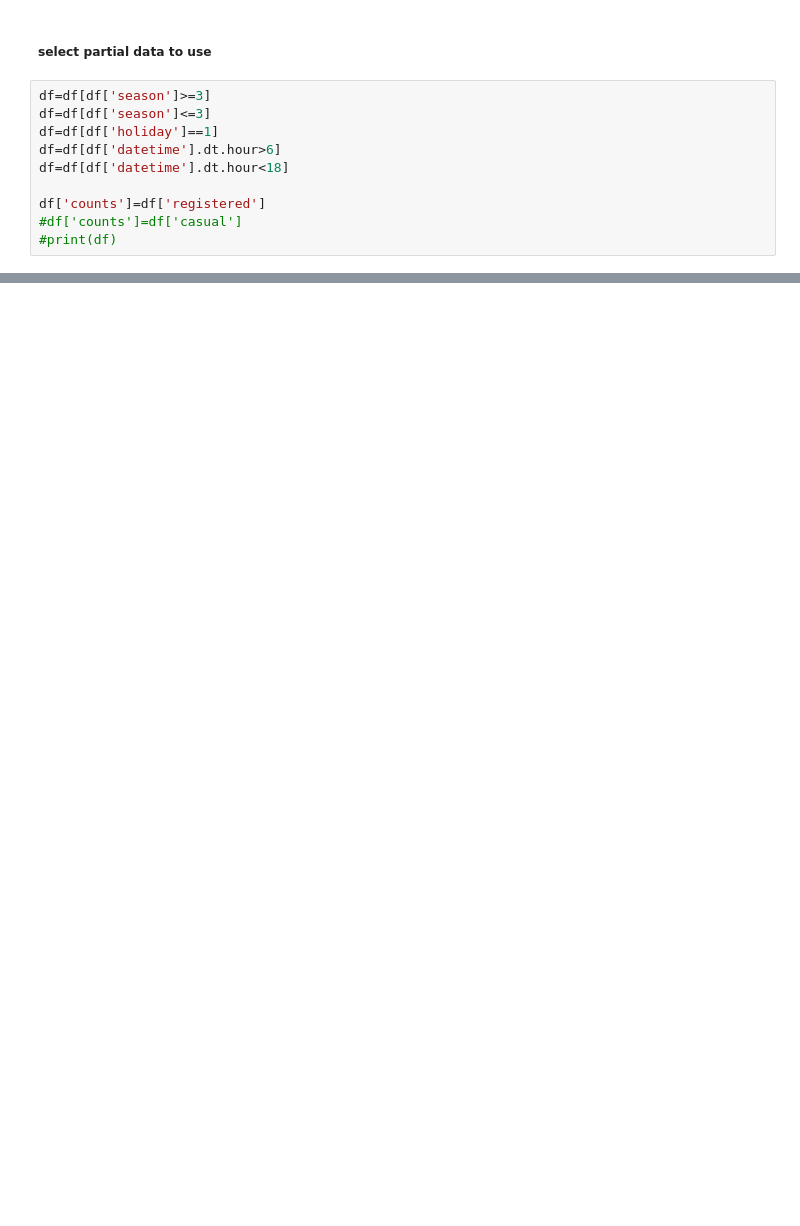
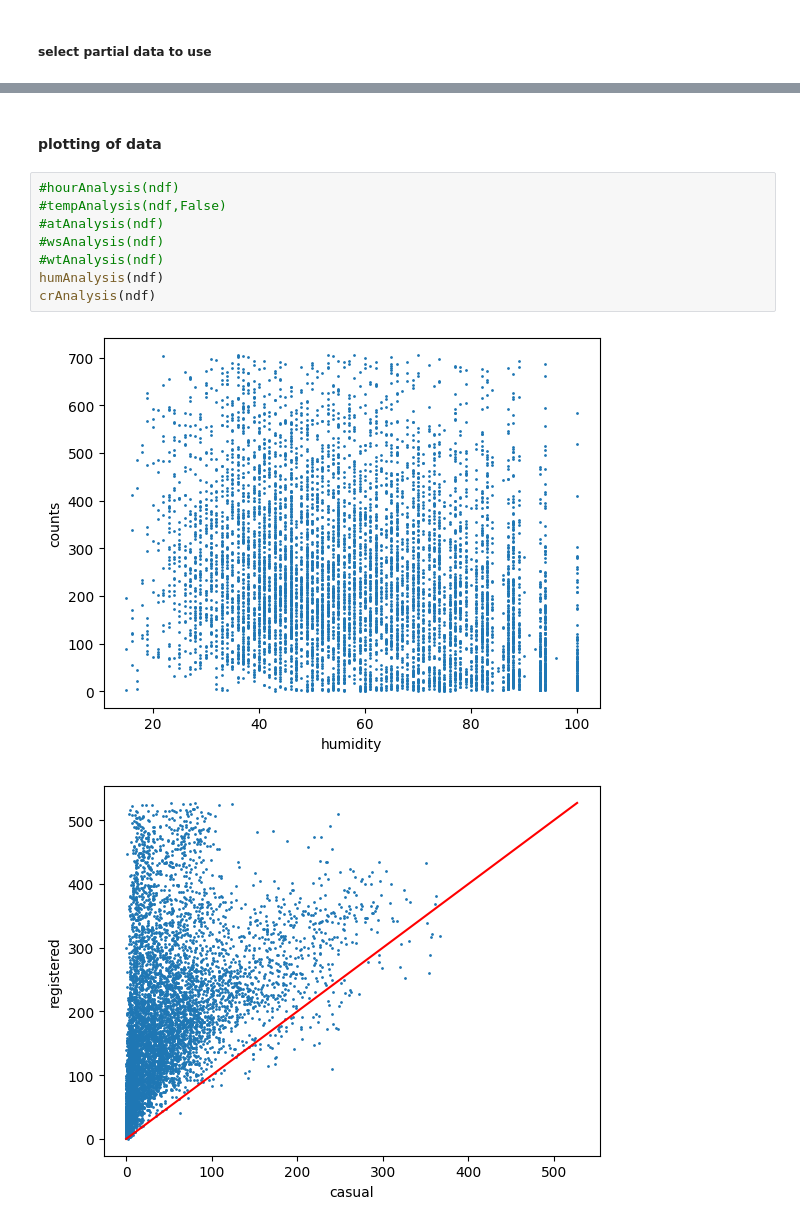
Before and after one commit to ITACHIKA/joyyfiles, a Jupyter notebook: share_bike.ipynb, the cells around one changed output, grey strips where cells are left out. Cells and saved outputs as stored; diff of their text form; blank space fills up the shorter version.

```diff
--- a/share_bike.ipynb
+++ b/share_bike.ipynb
@@ -215,13 +224,3 @@ def crAnalysis(df):
     plt.plot([0,fig_axis_size],[0,fig_axis_size],color="red")
 # %% [markdown]
 ##### select partial data to use
-# %%
-df=df[df['season']>=3]
-df=df[df['season']<=3]
-df=df[df['holiday']==1]
-df=df[df['datetime'].dt.hour>6]
-df=df[df['datetime'].dt.hour<18]
-
-df['counts']=df['registered']
-#df['counts']=df['casual']
-#print(df)
@@ -236,0 +285,13 @@ hourAnalysis(df)
+# %% [markdown]
+#### plotting of data
+# %%
+#hourAnalysis(ndf)
+#tempAnalysis(ndf,False)
+#atAnalysis(ndf)
+#wsAnalysis(ndf)
+#wtAnalysis(ndf)
+humAnalysis(ndf)
+crAnalysis(ndf)
+# %% [output]
+[figure, added]
+[figure, added]
```
Also changed, not shown: parts of 14 cells of this notebook, 3 other files.
